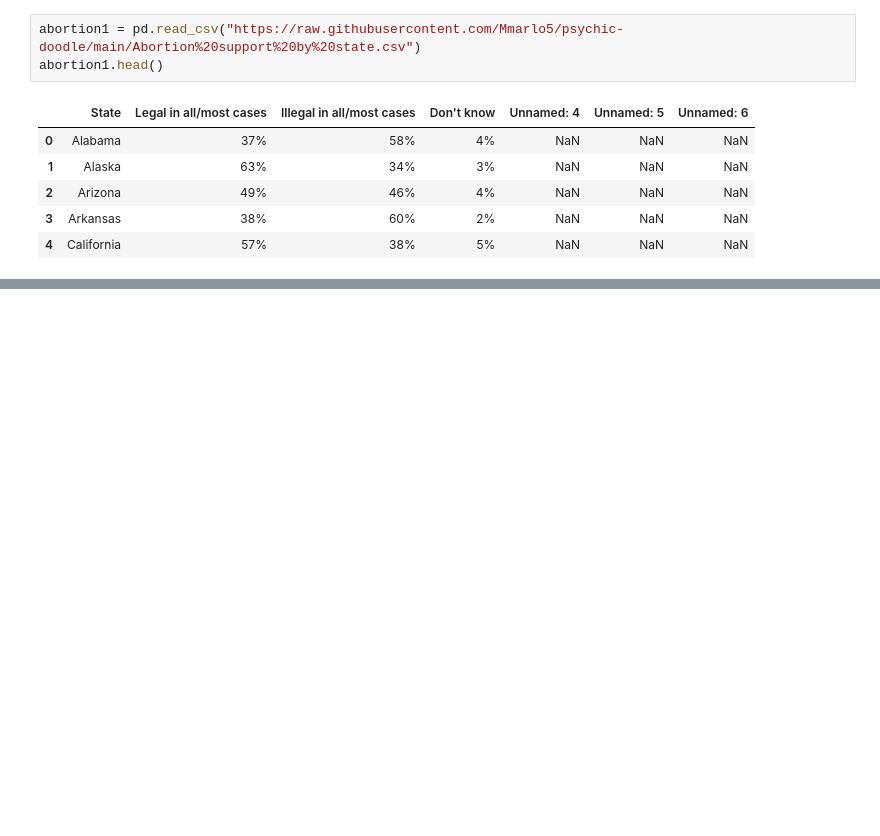
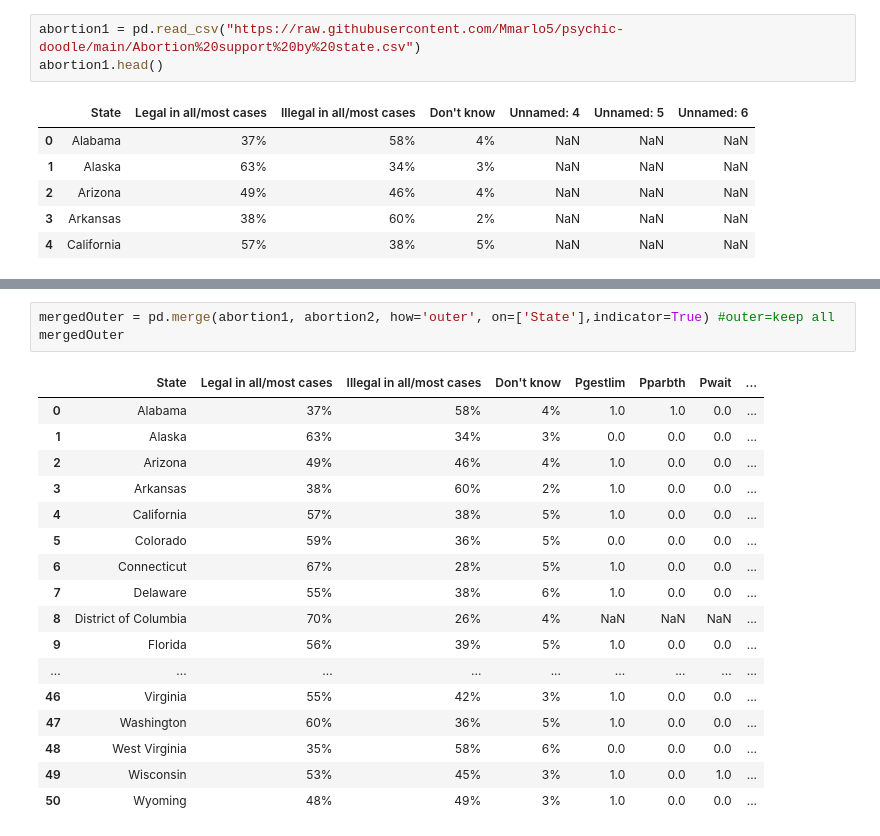
Before and after one commit to Mmarlo5/psychic-doodle, a Jupyter notebook: Problem_Set_2.ipynb, the cells around one changed output, grey strips where cells are left out. Drawn from its saved outputs; the diff is of its cells as text; blank space fills up the shorter version.

Commit message:
Most updated_PS2

```diff
--- a/Problem_Set_2.ipynb
+++ b/Problem_Set_2.ipynb
@@ -126,0 +120,21 @@ abortion3.head()
+# %%
+mergedOuter = pd.merge(abortion1, abortion2, how='outer', on=['State'],indicator=True) #outer=keep all
+mergedOuter
+# %% [output]
+|  | State | Legal in all/most cases | Illegal in all/most cases | Don't know | Pgestlim | Pparbth | Pwait | ... |
+| 0 | Alabama | 37% | 58% | 4% | 1.0 | 1.0 | 0.0 | ... |
+| 1 | Alaska | 63% | 34% | 3% | 0.0 | 0.0 | 0.0 | ... |
+| 2 | Arizona | 49% | 46% | 4% | 1.0 | 0.0 | 0.0 | ... |
+| 3 | Arkansas | 38% | 60% | 2% | 1.0 | 0.0 | 0.0 | ... |
+| 4 | California | 57% | 38% | 5% | 1.0 | 0.0 | 0.0 | ... |
+| 5 | Colorado | 59% | 36% | 5% | 0.0 | 0.0 | 0.0 | ... |
+| 6 | Connecticut | 67% | 28% | 5% | 1.0 | 0.0 | 0.0 | ... |
+| 7 | Delaware | 55% | 38% | 6% | 1.0 | 0.0 | 0.0 | ... |
+| 8 | District of Columbia | 70% | 26% | 4% | NaN | NaN | NaN | ... |
+| 9 | Florida | 56% | 39% | 5% | 1.0 | 0.0 | 0.0 | ... |
+| ... | ... | ... | ... | ... | ... | ... | ... | ... |
+| 46 | Virginia | 55% | 42% | 3% | 1.0 | 0.0 | 0.0 | ... |
+| 47 | Washington | 60% | 36% | 5% | 1.0 | 0.0 | 0.0 | ... |
+| 48 | West Virginia | 35% | 58% | 6% | 0.0 | 0.0 | 0.0 | ... |
+| 49 | Wisconsin | 53% | 45% | 3% | 1.0 | 0.0 | 1.0 | ... |
+| 50 | Wyoming | 48% | 49% | 3% | 1.0 | 0.0 | 0.0 | ... |
```
Also changed, not shown: parts of 10 cells of this notebook.
